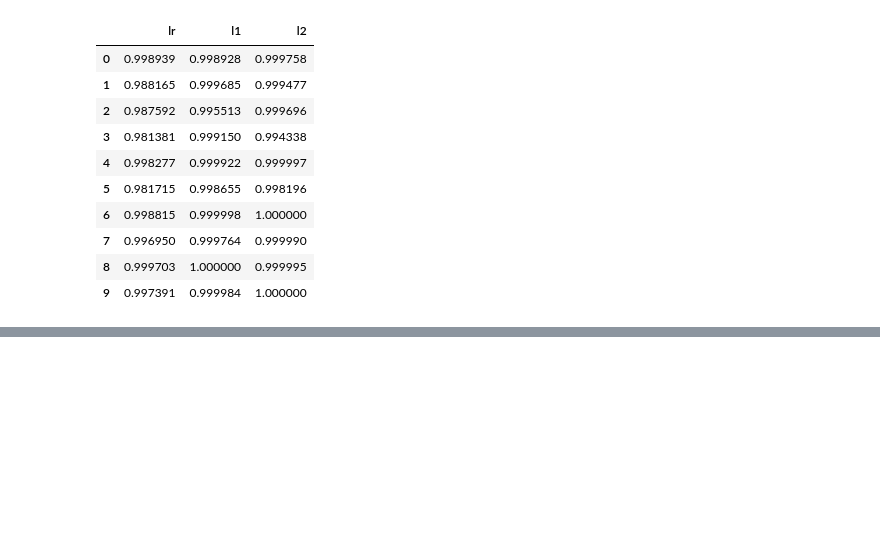
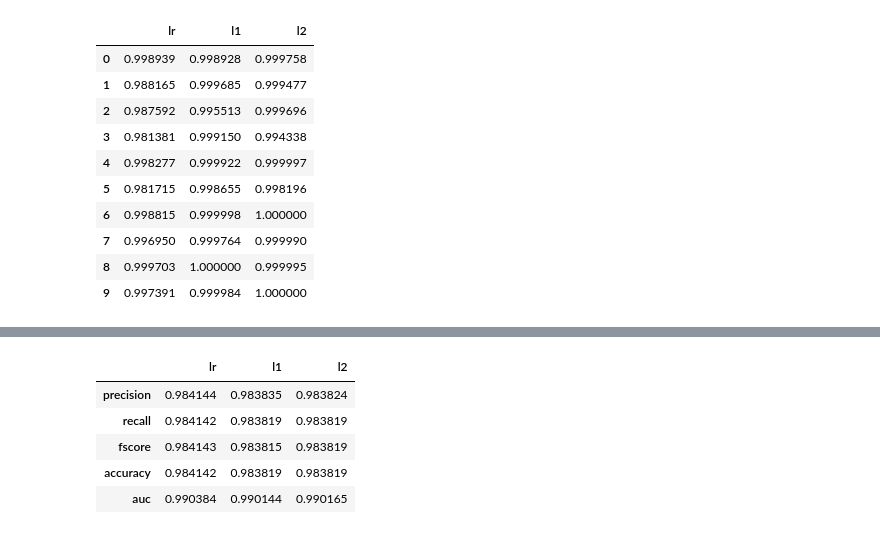
Before and after one commit to 0xNILADRI/Human-Activity-Recognition, a Jupyter notebook: classify-activities.ipynb, the cells around one changed output, grey strips where cells are left out. Saved outputs shown, nothing was run; the diff lists cells and outputs as text; code cells hidden in the pictures; blank space fills up the shorter version.

```diff
--- a/classify-activities.ipynb
+++ b/classify-activities.ipynb
@@ -301,0 +338,10 @@ y_prob.head(10)
+# %%
+# check the result
+metrics
+# %% [output]
+|  | lr | l1 | l2 |
+| precision | 0.984144 | 0.983835 | 0.983824 |
+| recall | 0.984142 | 0.983819 | 0.983819 |
+| fscore | 0.984143 | 0.983815 | 0.983819 |
+| accuracy | 0.984142 | 0.983819 | 0.983819 |
+| auc | 0.990384 | 0.990144 | 0.990165 |
```
Also changed, not shown: parts of 7 cells of this notebook.
